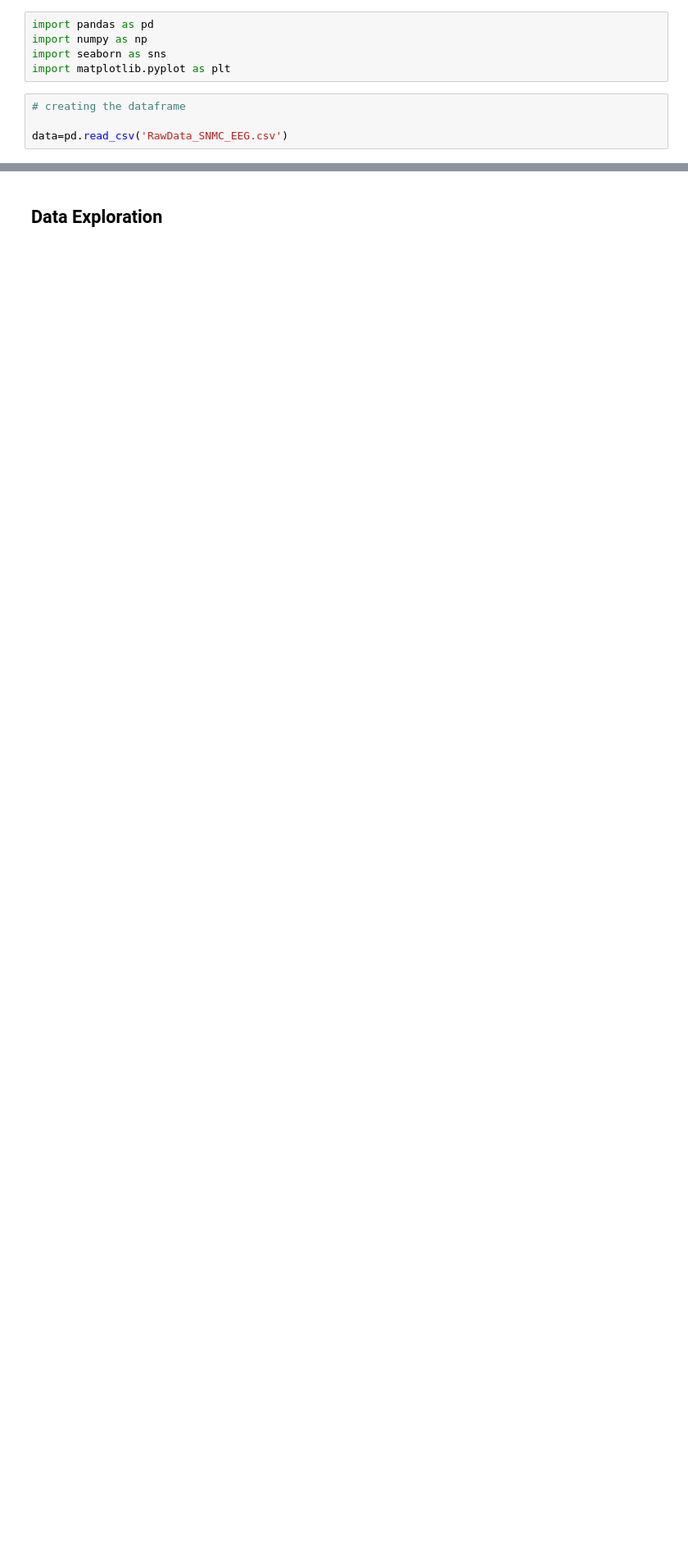
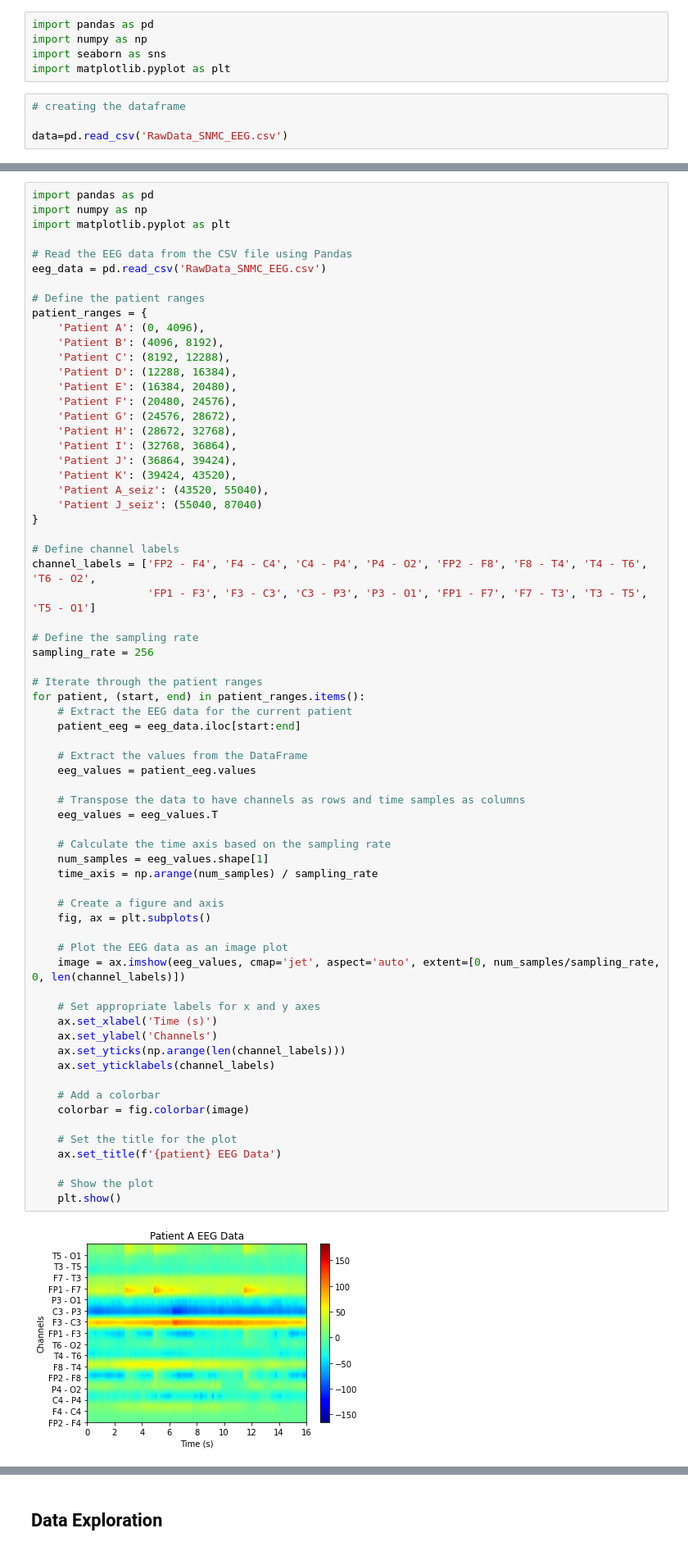
Before and after one commit to adarshm0han/Epileptic-Brain-Seizure-Detector, a Jupyter notebook: Epileptic-Seizures-Detector.ipynb, the cells around one changed output, grey strips where cells are left out. Shown at 82% size. Saved outputs shown, nothing was run; the diff lists cells and outputs as text; blank space fills up the shorter version.

```diff
--- a/Epileptic-Seizures-Detector.ipynb
+++ b/Epileptic-Seizures-Detector.ipynb
@@ -11,0 +84,69 @@ data=pd.read_csv('RawData_SNMC_EEG.csv')
+# %%
+import pandas as pd
+import numpy as np
+import matplotlib.pyplot as plt
+
+# Read the EEG data from the CSV file using Pandas
+eeg_data = pd.read_csv('RawData_SNMC_EEG.csv')
+
+# Define the patient ranges
+patient_ranges = {
+    'Patient A': (0, 4096),
+    'Patient B': (4096, 8192),
+    'Patient C': (8192, 12288),
+    'Patient D': (12288, 16384),
+    'Patient E': (16384, 20480),
+    'Patient F': (20480, 24576),
+    'Patient G': (24576, 28672),
+    'Patient H': (28672, 32768),
+    'Patient I': (32768, 36864),
+    'Patient J': (36864, 39424),
+    'Patient K': (39424, 43520),
+    'Patient A_seiz': (43520, 55040),
+    'Patient J_seiz': (55040, 87040)
+}
+
+# Define channel labels
+channel_labels = ['FP2 - F4', 'F4 - C4', 'C4 - P4', 'P4 - O2', 'FP2 - F8', 'F8 - T4', 'T4 - T6', 'T6 - O2',
+                  'FP1 - F3', 'F3 - C3', 'C3 - P3', 'P3 - O1', 'FP1 - F7', 'F7 - T3', 'T3 - T5', 'T5 - O1']
+
+# Define the sampling rate
+sampling_rate = 256
+
+# Iterate through the patient ranges
+for patient, (start, end) in patient_ranges.items():
+    # Extract the EEG data for the current patient
+    patient_eeg = eeg_data.iloc[start:end]
+
+    # Extract the values from the DataFrame
+    eeg_values = patient_eeg.values
+
+    # Transpose the data to have channels as rows and time samples as columns
+    eeg_values = eeg_values.T
+
+    # Calculate the time axis based on the sampling rate
+    num_samples = eeg_values.shape[1]
+    time_axis = np.arange(num_samples) / sampling_rate
+
+    # Create a figure and axis
+    fig, ax = plt.subplots()
+
+    # Plot the EEG data as an image plot
+    image = ax.imshow(eeg_values, cmap='jet', aspect='auto', extent=[0, num_samples/sampling_rate, 0, len(channel_labels)])
+
+    # Set appropriate labels for x and y axes
+    ax.set_xlabel('Time (s)')
+    ax.set_ylabel('Channels')
+    ax.set_yticks(np.arange(len(channel_labels)))
+    ax.set_yticklabels(channel_labels)
+
+    # Add a colorbar
+    colorbar = fig.colorbar(image)
+
+    # Set the title for the plot
+    ax.set_title(f'{patient} EEG Data')
+
+    # Show the plot
+    plt.show()
+# %% [output]
+[figure, added]
```
Also changed, not shown: parts of 27 cells of this notebook.
